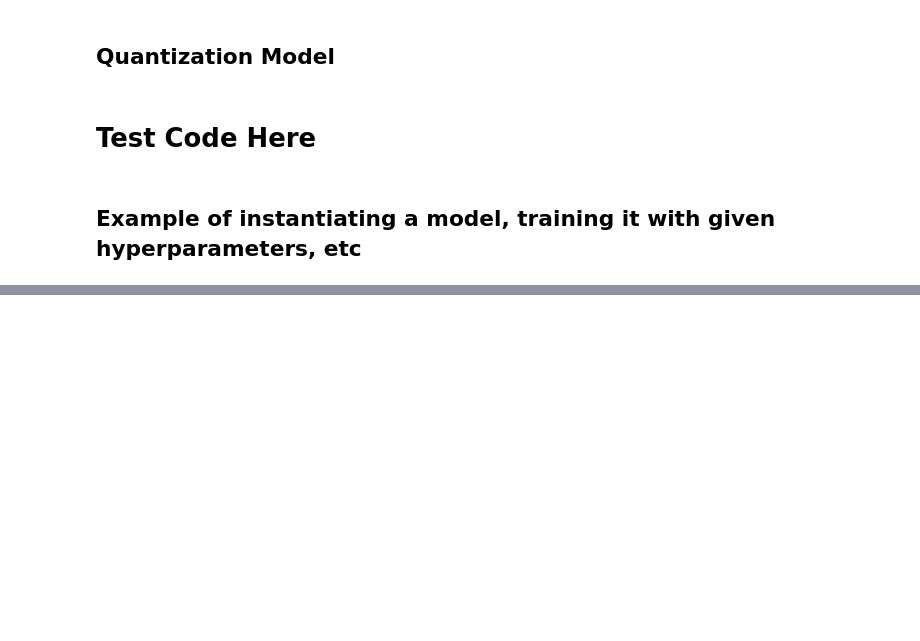
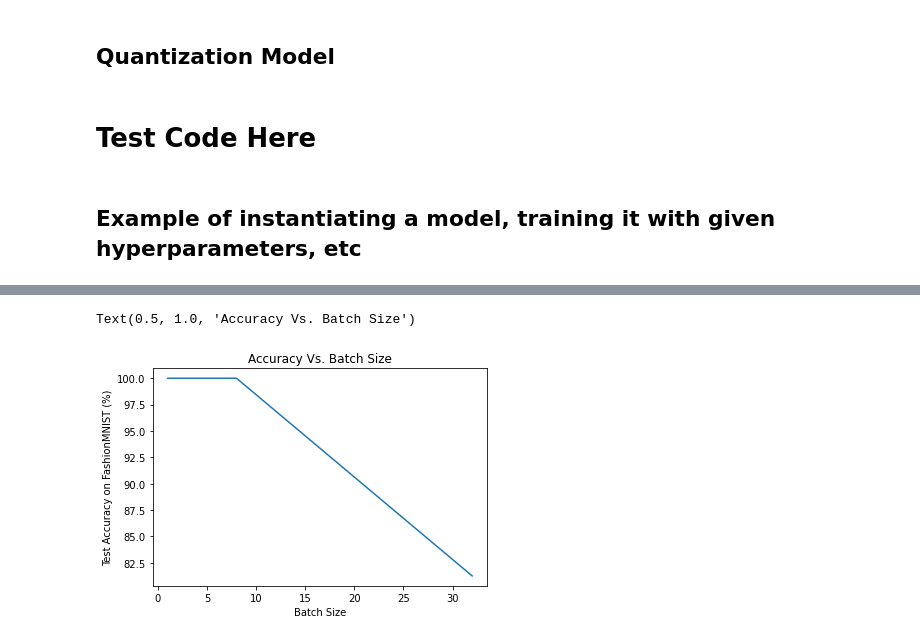
Before and after one commit to chekfung/cross_layer_final_project, a Jupyter notebook: training_quantization.ipynb, the cells around one changed output, grey strips where cells are left out. Cells and saved outputs as stored; diff of their text form; code cells hidden in the pictures; blank space fills up the shorter version.

```diff
--- a/training_quantization.ipynb
+++ b/training_quantization.ipynb
@@ -634,0 +671,55 @@ Test Loss: 0.5947265625
+# %%
+args = easydict.EasyDict({
+        "batch_size": 32,
+        "epochs": 5,
+        "lr": 0.001,
+        "enable_cuda" : True,
+        "L1norm" : False,
+        "simpleNet" : True,
+        "activation" : "relu", #relu, tanh, sigmoid
+        "train_curve" : True,
+        "optimization" :"Adam"
+})
+
+# Dataset Loader (Input Pipeline)
+quantize = True
+
+batch_size_list = [32, 16, 8, 4, 1]
+acc = []
+
+for batch_size in batch_size_list:
+  train_loader = torch.utils.data.DataLoader(dataset = train_set, batch_size = batch_size, shuffle = True)
+  test_loader = torch.utils.data.DataLoader(dataset = test_set, batch_size = batch_size, shuffle = False)
+
+  forwardfp = (16, 4)
+  gradientfp = (16, 9)
+  lossfp = (16, 11)
+  weightsfp = (16, 11)
+  biasfp = (10, 8)
+
+  # Declare Model
+  model = MyConvNet_FIXED_POINT(args, forwardfp, gradientfp, lossfp, weightsfp, biasfp).cuda()
+  optimizer = torch.optim.Adam(model.parameters(), lr = args.lr)
+  criterion = nn.CrossEntropyLoss().cuda()
+
+  # Training
+  train_model(args, model, criterion, optimizer, train_loader, quantize)
+
+  # Need to quantize the model afterwards
+  quantize_fp_model_weights(model)
+  quantize_fp_model_biases(model)
+
+  # Testing ARC
+  test_acc, test_loss = get_acc(model, criterion, test_loader, quantize)
+  print("Test Accuracy: {}".format(test_acc))
+  print("Test Loss: {}".format(test_loss))
+  acc.append(test_acc.cpu())
+
+
+plt.figure(0)
+plt.plot(batch_size_list, acc)
+
+plt.xlabel("Batch Size")
+plt.ylabel("Test Accuracy on FashionMNIST (%)")
+plt.title("Accuracy Vs. Batch Size")
+# %% [output]
@@ -634,0 +743,2 @@ Test Loss: 0.5947265625
+Text(0.5, 1.0, 'Accuracy Vs. Batch Size')
+[figure, added]
```
Also changed, not shown: parts of 10 cells of this notebook.
